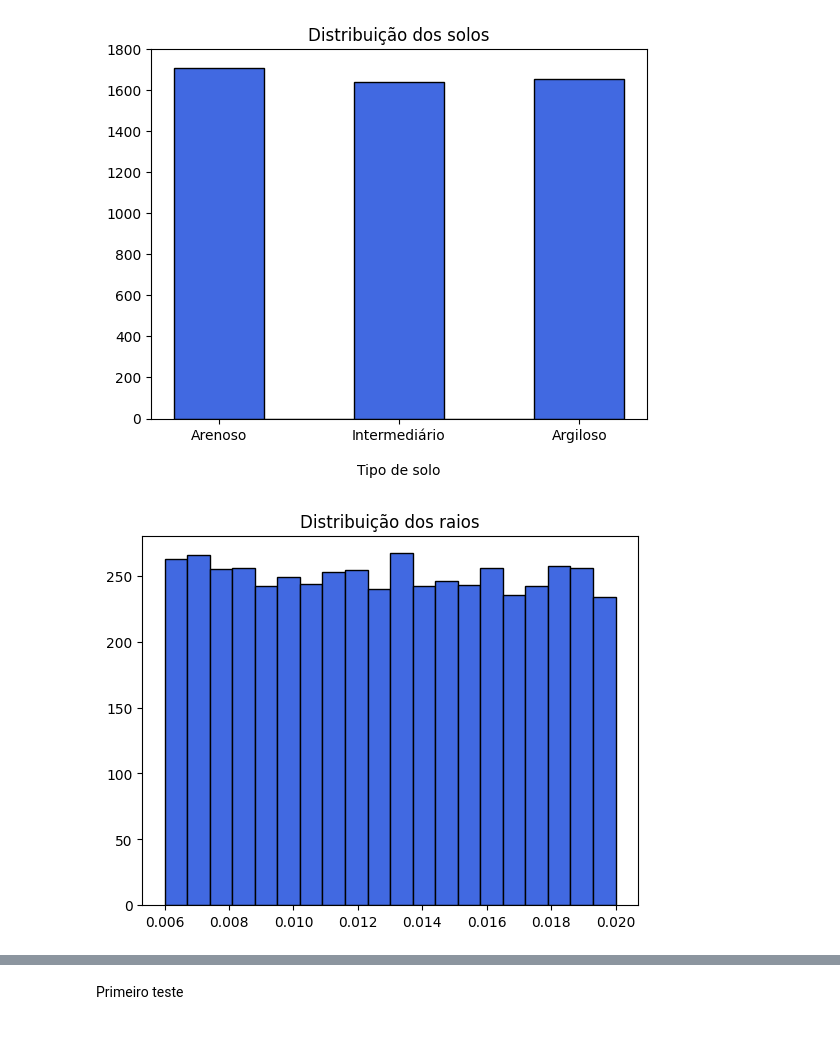
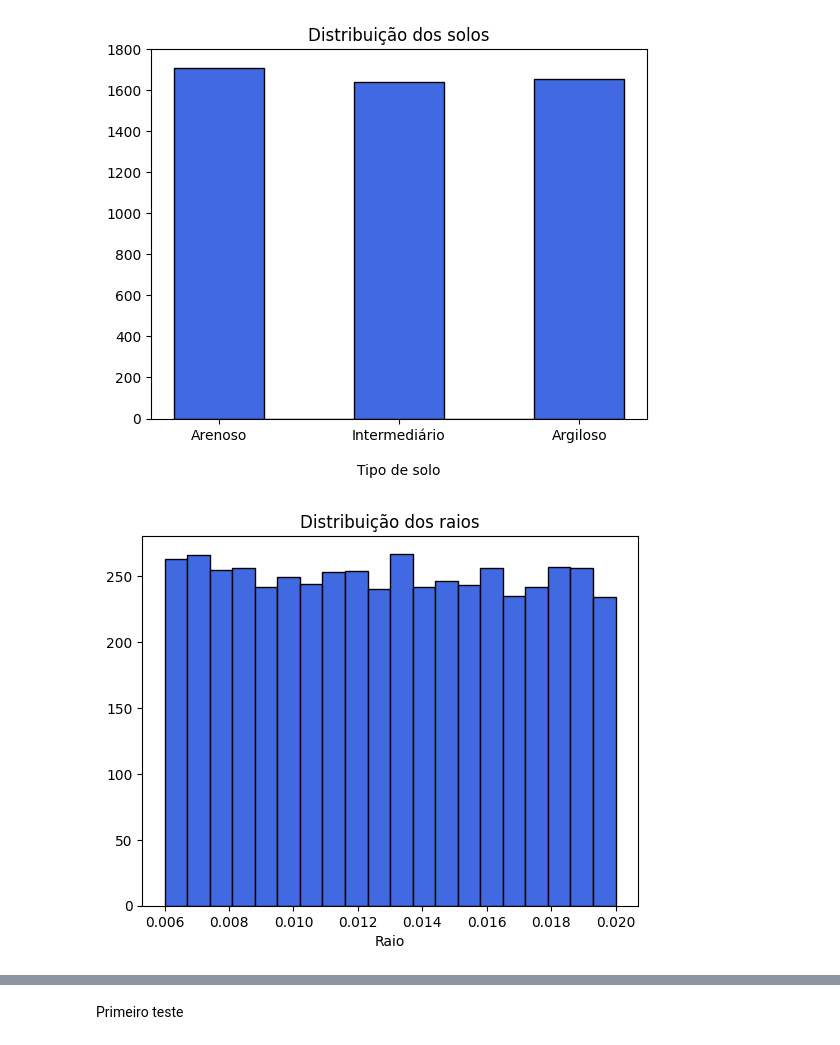
Before and after one commit to andrefsr/Machine-Learning-on-detection-of-buried-cylinders-via-GPR, a Jupyter notebook: sec_sim/machine_learning/data_analysis.ipynb, the cells around one changed output, grey strips where cells are left out. Drawn from its saved outputs; the diff is of its cells as text; code cells hidden in the pictures.

```diff
--- a/sec_sim/machine_learning/data_analysis.ipynb
+++ b/sec_sim/machine_learning/data_analysis.ipynb
@@ -65,9 +65,10 @@ Name: count, dtype: int64
 # %%
 plt.figure()
 plt.hist(df_labels['radius'],bins=20,edgecolor='black',color='royalblue')
 plt.title('Distribuição dos raios')
+plt.xlabel('Raio')
 plt.show()
 # %% [output]
-[figure, old version]
+[figure, new version]
 # %%
 plt.figure()
```
Also changed, not shown: parts of 4 cells of this notebook, 2 other files.
